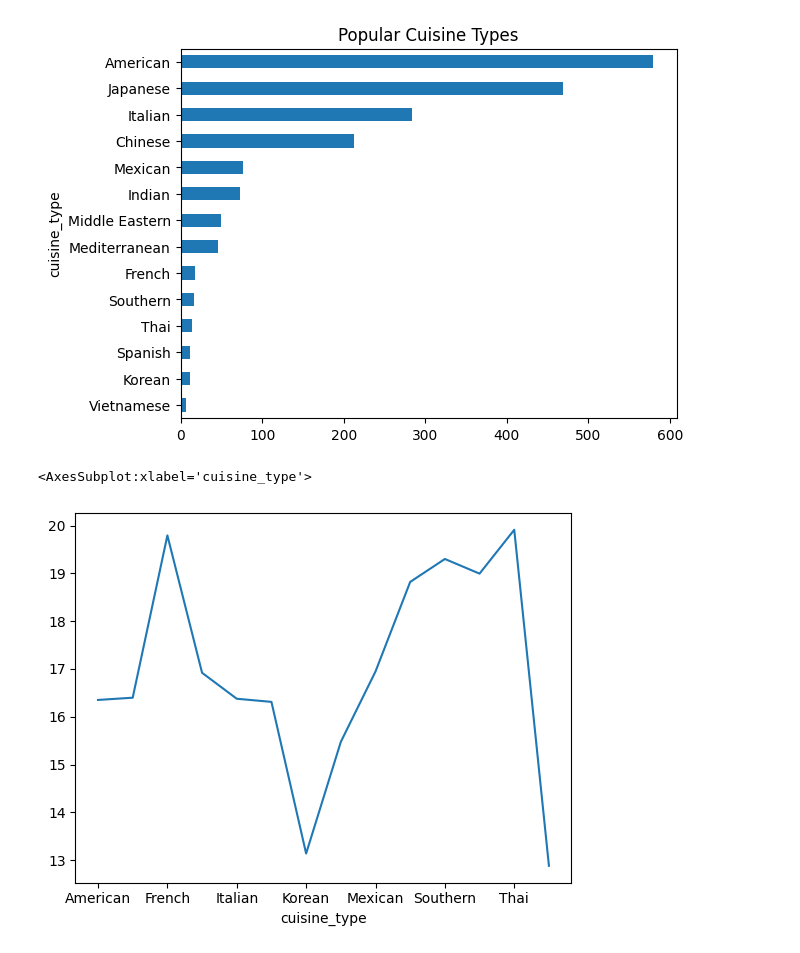
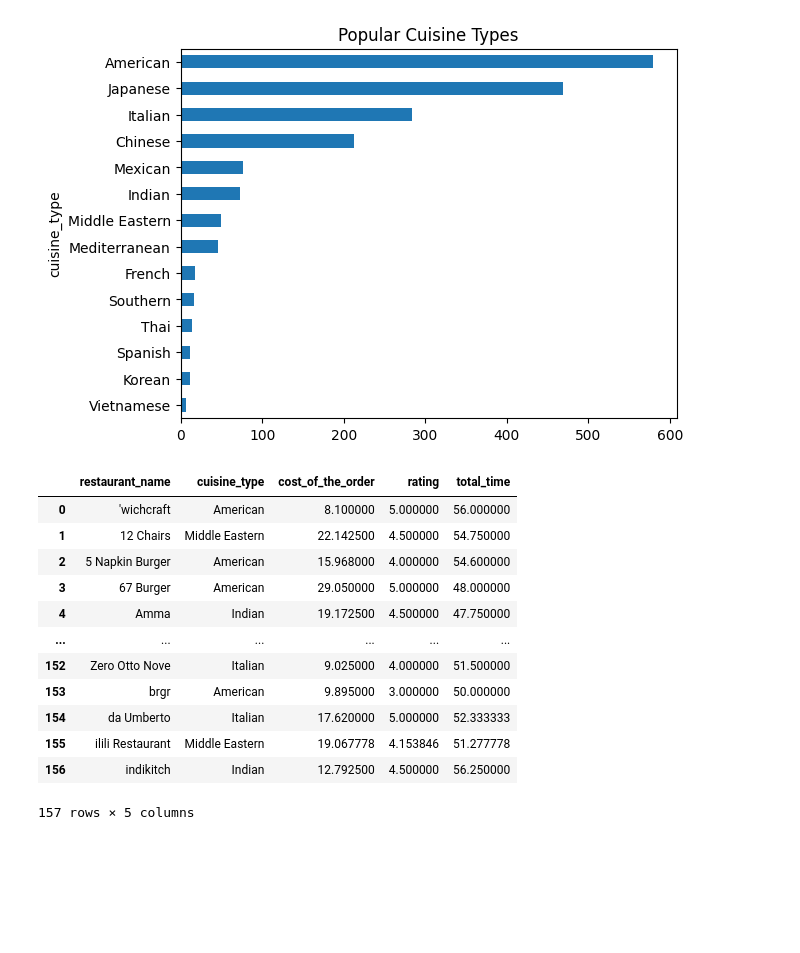
Before and after one commit to yugyeong1/streamlit_food_order, a Jupyter notebook: food_order_delivery.ipynb, the cells around one changed output. Drawn from its saved outputs; the diff is of its cells as text; code cells hidden in the pictures; blank space fills up the shorter version.

```diff
--- a/food_order_delivery.ipynb
+++ b/food_order_delivery.ipynb
@@ -171,8 +164,22 @@ plt.plot()
 # %% [output]
 []
 [figure]
-# %%
-df.groupby('cuisine_type')['cost_of_the_order'].mean().plot()
-# %% [output]
-<AxesSubplot:xlabel='cuisine_type'>
-[figure, removed]
+# %%
+## 가게별 주문금액, 평점, 배달까지 걸리는 시간 평균
+avg = df.groupby(['restaurant_name','cuisine_type'])[['cost_of_the_order', 'day_of_the_week', 'rating','total_time']].mean()
+# %%
+avg.reset_index()
+# %% [output]
+|  | restaurant_name | cuisine_type | cost_of_the_order | rating | total_time |
+| 0 | 'wichcraft | American | 8.100000 | 5.000000 | 56.000000 |
+| 1 | 12 Chairs | Middle Eastern | 22.142500 | 4.500000 | 54.750000 |
+| 2 | 5 Napkin Burger | American | 15.968000 | 4.000000 | 54.600000 |
+| 3 | 67 Burger | American | 29.050000 | 5.000000 | 48.000000 |
+| 4 | Amma | Indian | 19.172500 | 4.500000 | 47.750000 |
+| ... | ... | ... | ... | ... | ... |
+| 152 | Zero Otto Nove | Italian | 9.025000 | 4.000000 | 51.500000 |
+| 153 | brgr | American | 9.895000 | 3.000000 | 50.000000 |
+| 154 | da Umberto | Italian | 17.620000 | 5.000000 | 52.333333 |
+| 155 | ilili Restaurant | Middle Eastern | 19.067778 | 4.153846 | 51.277778 |
+| 156 | indikitch | Indian | 12.792500 | 4.500000 | 56.250000 |
+157 rows × 5 columns
```
Also changed, not shown: parts of 4 cells of this notebook.
